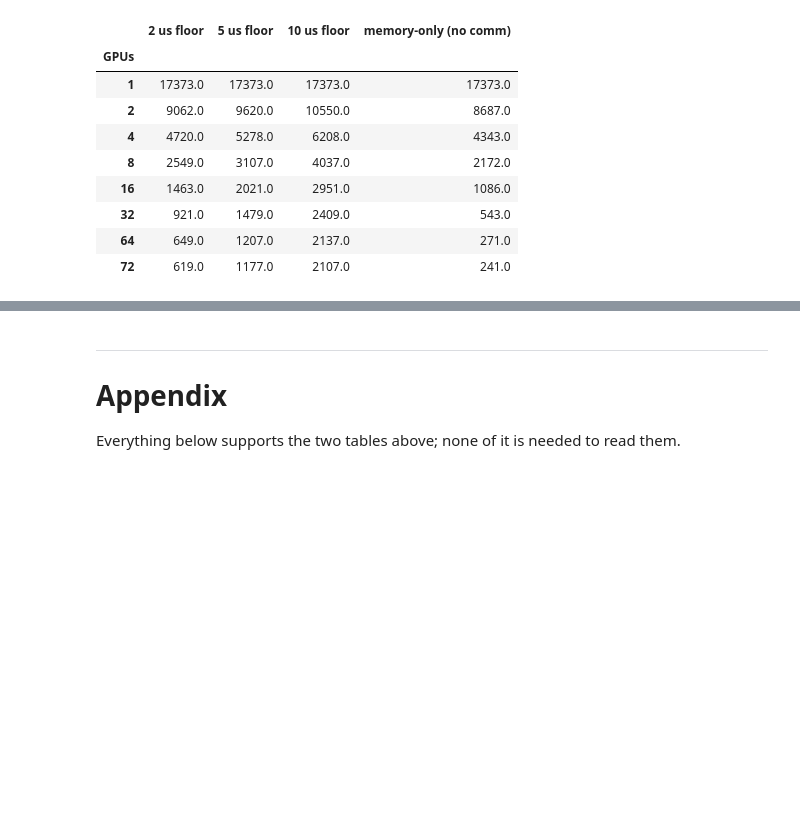
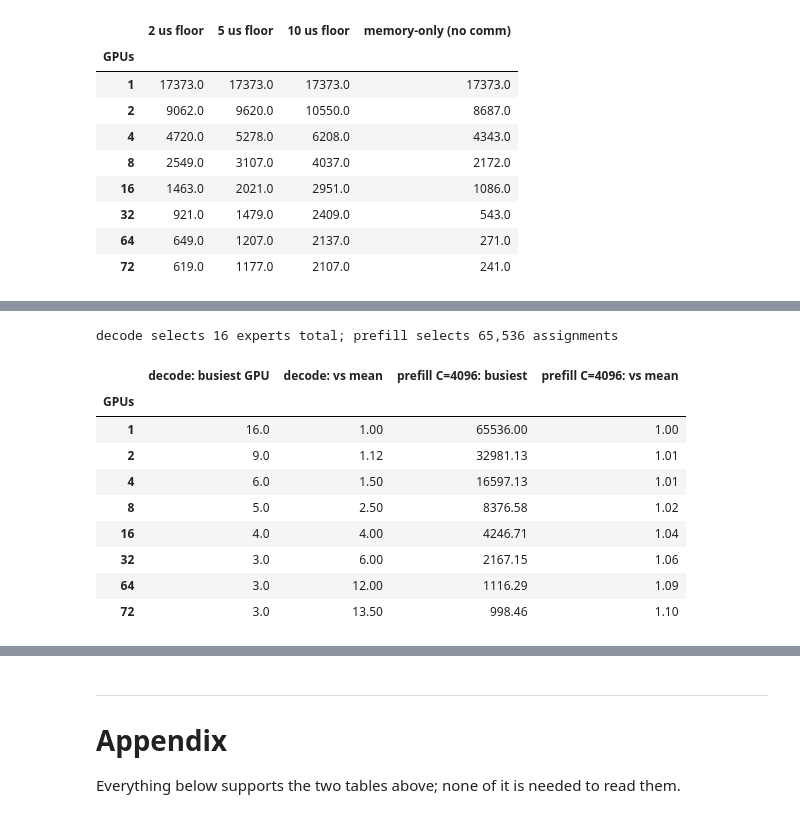
Before and after one commit to dougUCN/kimik3-exercise, a Jupyter notebook: roofline.ipynb, the cells around one changed output, grey strips where cells are left out. Cells and saved outputs as stored; diff of their text form; code cells hidden in the pictures; blank space fills up the shorter version.

```diff
--- a/roofline.ipynb
+++ b/roofline.ipynb
@@ -479,0 +503,22 @@ decode, total us per token
+# %%
+bal = pd.DataFrame({
+    "decode: busiest GPU": [busiest_gpu_experts(cfg.n_active_routed, 1, n) for n in GPUS],
+    "decode: vs mean": [expert_load_imbalance(cfg.n_active_routed, 1, n) for n in GPUS],
+    f"prefill C={CHUNK}: busiest": [busiest_gpu_experts(cfg.n_active_routed, CHUNK, n) for n in GPUS],
+    f"prefill C={CHUNK}: vs mean": [expert_load_imbalance(cfg.n_active_routed, CHUNK, n) for n in GPUS],
+}, index=pd.Index(GPUS, name="GPUs"))
+print(f"decode selects {cfg.n_active_routed} experts total; prefill selects "
+      f"{cfg.n_active_routed * CHUNK:,} assignments\n")
+bal.round(2)
+# %% [output]
+decode selects 16 experts total; prefill selects 65,536 assignments
+|  | decode: busiest GPU | decode: vs mean | prefill C=4096: busiest | prefill C=4096: vs mean |
+| GPUs |  |  |  |  |
+| 1 | 16.0 | 1.00 | 65536.00 | 1.00 |
+| 2 | 9.0 | 1.12 | 32981.13 | 1.01 |
+| 4 | 6.0 | 1.50 | 16597.13 | 1.01 |
+| 8 | 5.0 | 2.50 | 8376.58 | 1.02 |
+| 16 | 4.0 | 4.00 | 4246.71 | 1.04 |
+| 32 | 3.0 | 6.00 | 2167.15 | 1.06 |
+| 64 | 3.0 | 12.00 | 1116.29 | 1.09 |
+| 72 | 3.0 | 13.50 | 998.46 | 1.10 |
```
Also changed, not shown: parts of 6 cells of this notebook, 1 other file.
